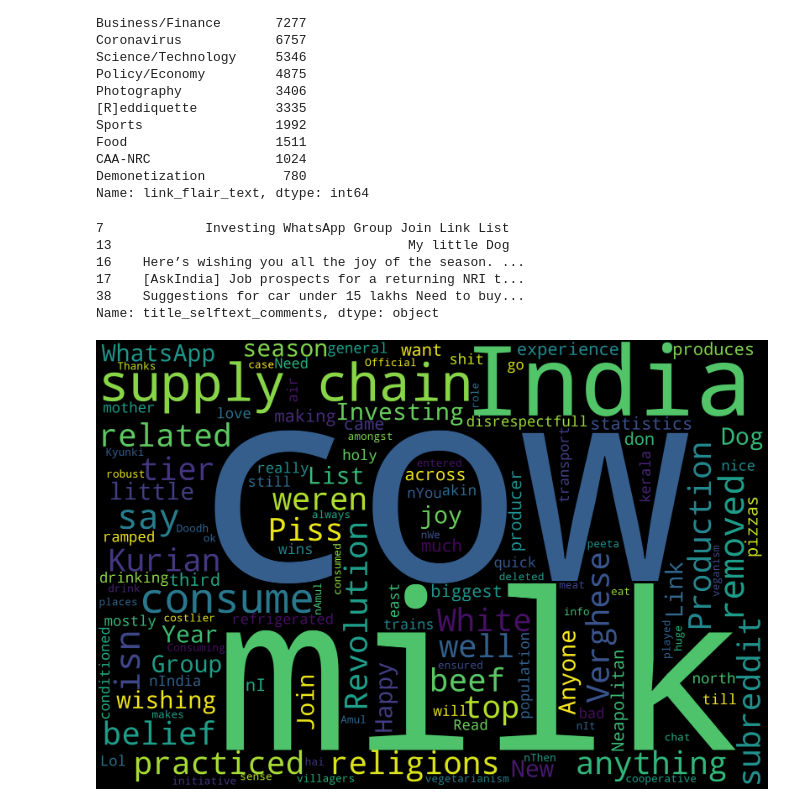
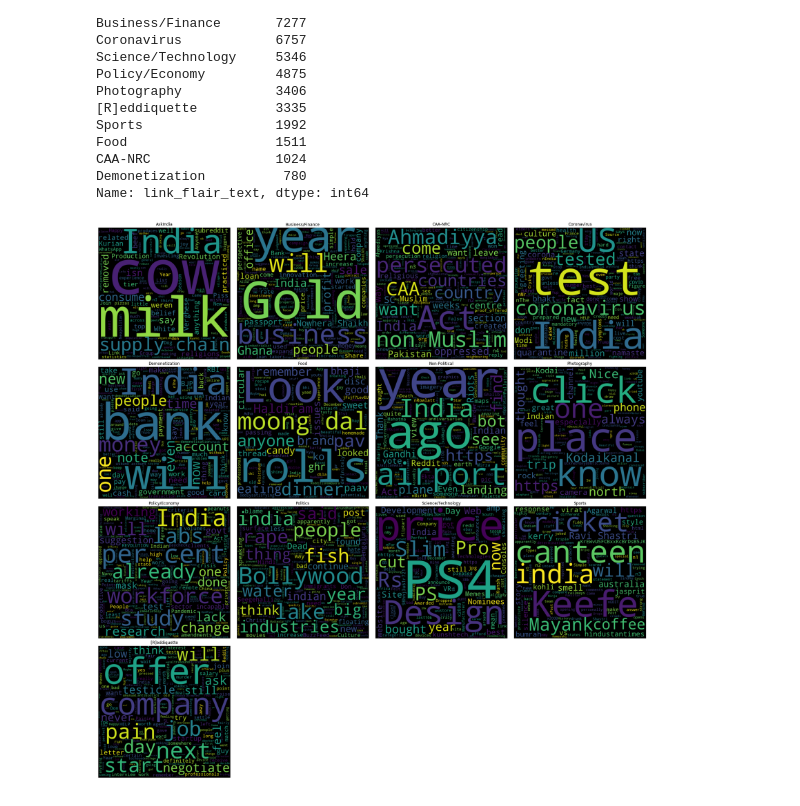
Before and after one commit to macabdul9/reddit-flait-detector, a Jupyter notebook: notebooks/reddit_flair_data_acquisation_June_2019.ipynb, the cells around one changed output. Saved outputs shown, nothing was run; the diff lists cells and outputs as text; code cells hidden in the pictures.

```diff
--- a/notebooks/reddit_flair_data_acquisation_June_2019.ipynb
+++ b/notebooks/reddit_flair_data_acquisation_June_2019.ipynb
@@ -476,16 +460,3 @@ flairs = new_flairs_freq.keys()
 flairs_series = []
 for flair in flairs:
     flairs_series.append(new_df[new_df.link_flair_text==flair].title_selftext_comments)
-# %%
-for question in insincere.question_text:
-    text = question.lower()
-    tokens = word_tokenize(text)
-    for words in tokens:
-        insincere_words = insincere_words + words + ' '
-# %% [output]
-7             Investing WhatsApp Group Join Link List
-13                                      My little Dog
-16    Here’s wishing you all the joy of the season. ...
-17    [AskIndia] Job prospects for a returning NRI t...
-38    Suggestions for car under 15 lakhs Need to buy...
-Name: title_selftext_comments, dtype: object
@@ -494,17 +463,15 @@ from wordcloud import WordCloud, STOPWORDS
 # %%
-text = flairs_series[0].values
-wordcloud = WordCloud(
-    width = 3000,
-    height = 2000,
-    background_color = 'black',
-    stopwords = STOPWORDS).generate(str(text))
-fig = plt.figure(
-    figsize = (40, 30),
-    facecolor = 'k',
-    edgecolor = 'k')
-plt.imshow(wordcloud, interpolation = 'bilinear')
-plt.axis('off')
-plt.tight_layout(pad=0)
+fig=plt.figure(figsize=(24, 24))
+columns = 4
+rows = 4
+for i, pds in zip(range(1, columns*rows +1), flairs_series):
+    text = pds.values
+    wordcloud = WordCloud(width = 800, height = 800, background_color = 'black', stopwords = STOPWORDS).generate(str(text))
+    fig.add_subplot(rows, columns, i)
+    plt.imshow(wordcloud, interpolation = 'bilinear')
+    plt.title(list(flairs)[i-1])
+    plt.tight_layout(pad=1)
+    plt.axis('off')
 plt.show()
 # %% [output]
-[figure, old version]
+[figure, new version]
```
Also changed, not shown: parts of 4 cells of this notebook.
